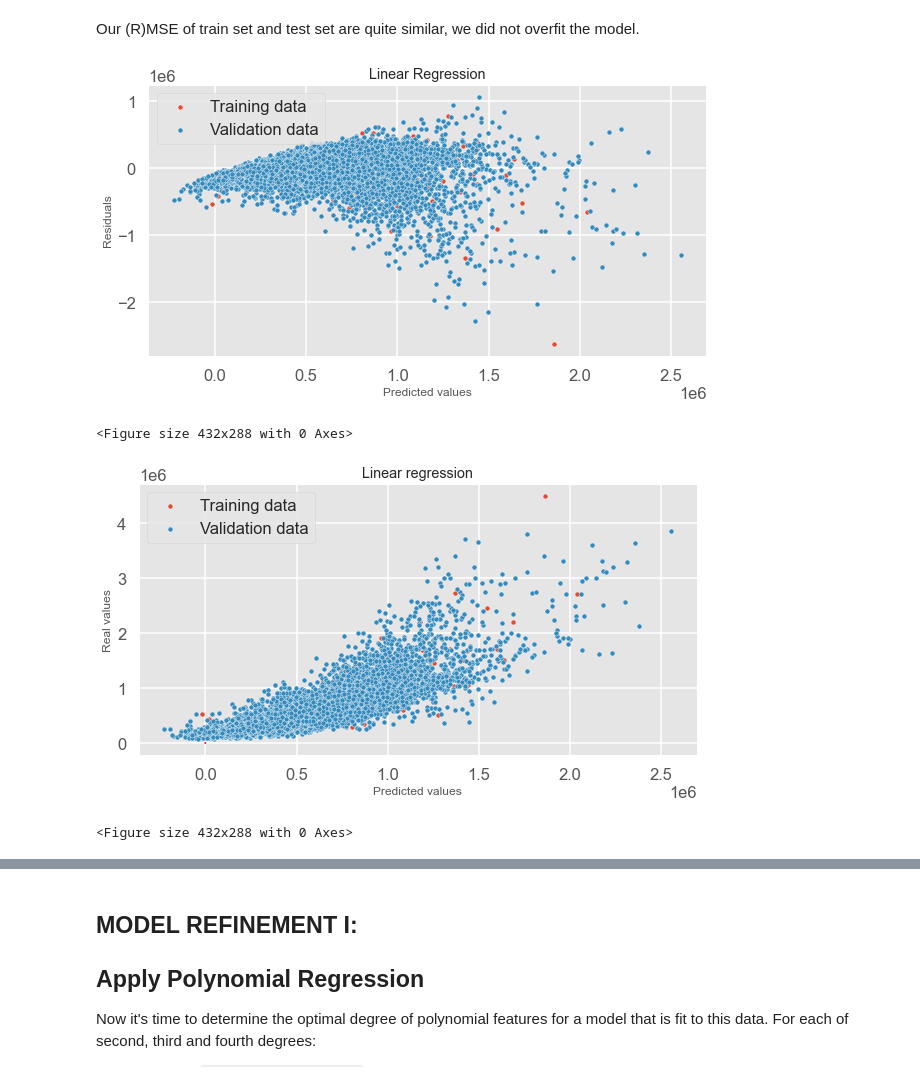
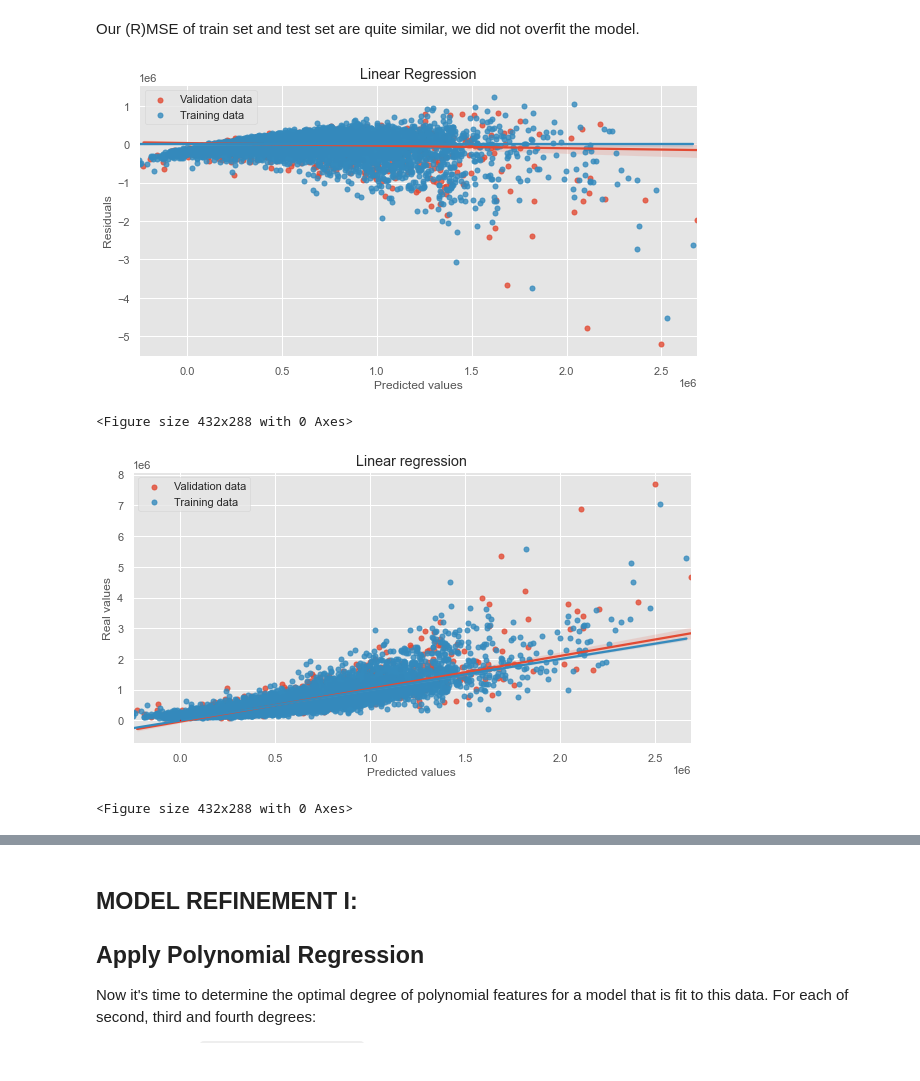
Before and after one commit to baotramduong/Portfolio_Project_Multivariate_Linear_Regression_King_County_Housing, a Jupyter notebook: Part II - Machine Learning.ipynb, the cells around one changed output, grey strips where cells are left out. Saved outputs shown, nothing was run; the diff lists cells and outputs as text; code cells hidden in the pictures.

```diff
--- a/Part II - Machine Learning.ipynb
+++ b/Part II - Machine Learning.ipynb
@@ -215,7 +257,7 @@ array([False,  True,  True, False, False,  True,  True,  True,  True,
 # %%
-#fit the linear regression model again using the 5 selected columns
-selected_columns = X.columns[selector.support_ ]
-linreg.fit(X[selected_columns],y)
+#fit the linear regression model again using the selected columns
+selected_features = X.columns[selector.support_ ]
+linreg.fit(X[selected_features], y)
 # %% [output]
 LinearRegression()
 # %%
@@ -323,6 +333,2 @@ sqft_living15, floors 2.5-3.5
 # %% [markdown]
 ## Test Initial Model
-# %%
-#fit the linear regression model again using the selected columns
-selected_columns = X.columns[selector.support_ ]
-linreg.fit(X[selected_columns],y)
@@ -350,0 +339,5 @@ X[selected_columns]
+# %%
+#recheck for multicollinearity
+X = preprocessed_1[selected_features]
+vif = [variance_inflation_factor(X.values, i) for i in range(X.shape[1])]
+list(zip(result, vif))
@@ -373,6 +491,6 @@ In order to get a good sense of how well your model will be doing on new instanc
 #split the data into training and test sets. Use the default split size
 from sklearn.model_selection import train_test_split
 
-X_train, X_test, y_train, y_test = train_test_split(X, y)
+X_train, X_test, y_train, y_test = train_test_split(X, y, test_size = 0.2, random_state = 42)
 print(len(X_train), len(y_train), len(X_test), len(y_test))
 # %% [output]
@@ -412,39 +530,39 @@ print(test_mse)
 # %% [markdown]
 Our (R)MSE of train set and test set are quite similar, we  did not overfit the model.
 # %%
-#plot residuals: Residual = Observed – Predicted
+#plot residuals:
 plt.figure(figsize = (10, 5))
-sns.scatterplot(x = y_hat_train, y = y_hat_train - y_train,
-                s = 25, label = "Training data")
-sns.scatterplot(x = y_hat_test, y = y_hat_test - y_test,
-                s = 25, label = "Validation data")
+sns.regplot(x = y_hat_test, y = y_hat_test - y_test,
+                scatter_kws={"s": 25}, fit_reg = True, label = "Validation data")
+sns.regplot(x = y_hat_train, y = y_hat_train - y_train,
+                scatter_kws={"s": 25}, fit_reg = True, label = "Training data")
+
 
 plt.title("Linear Regression")
 plt.xlabel("Predicted values")
 plt.ylabel("Residuals")
 plt.legend(loc = "upper left")
-plt.hlines(y = 0, xmin = 11.5, xmax = 15.5, color = "red")
 plt.show()
 plt.savefig('./Data & Figures/residuals_scatterplot')
 
 #plot predictions
 plt.figure(figsize = (10, 5))
-sns.scatterplot(x = y_hat_train, y = y_train,
-                s = 25, label = "Training data")
-sns.scatterplot(x = y_hat_test, y = y_test,
-                s = 25, label = "Validation data")
+sns.regplot(x = y_hat_test, y = y_test,
+                scatter_kws={"s": 25}, fit_reg = True, label = "Validation data")
+sns.regplot(x = y_hat_train, y = y_train,
+                scatter_kws={"s": 25}, fit_reg = True, label = "Training data")
 
 plt.title("Linear regression")
 plt.xlabel("Predicted values")
 plt.ylabel("Real values")
 plt.legend(loc = "upper left")
 plt.plot([11.5, 15.5], [11.5, 15.5], c = "red")
 plt.show()
 plt.savefig('./Data & Figures/predictions_scatterplot')
 # %% [output]
-[figure, old version]
+[figure, new version]
 <Figure size 432x288 with 0 Axes>
-[figure, old version]
+[figure, new version]
 <Figure size 432x288 with 0 Axes>
 # %%
 #get accuracy percentage
```
Also changed, not shown: parts of 77 cells of this notebook.
